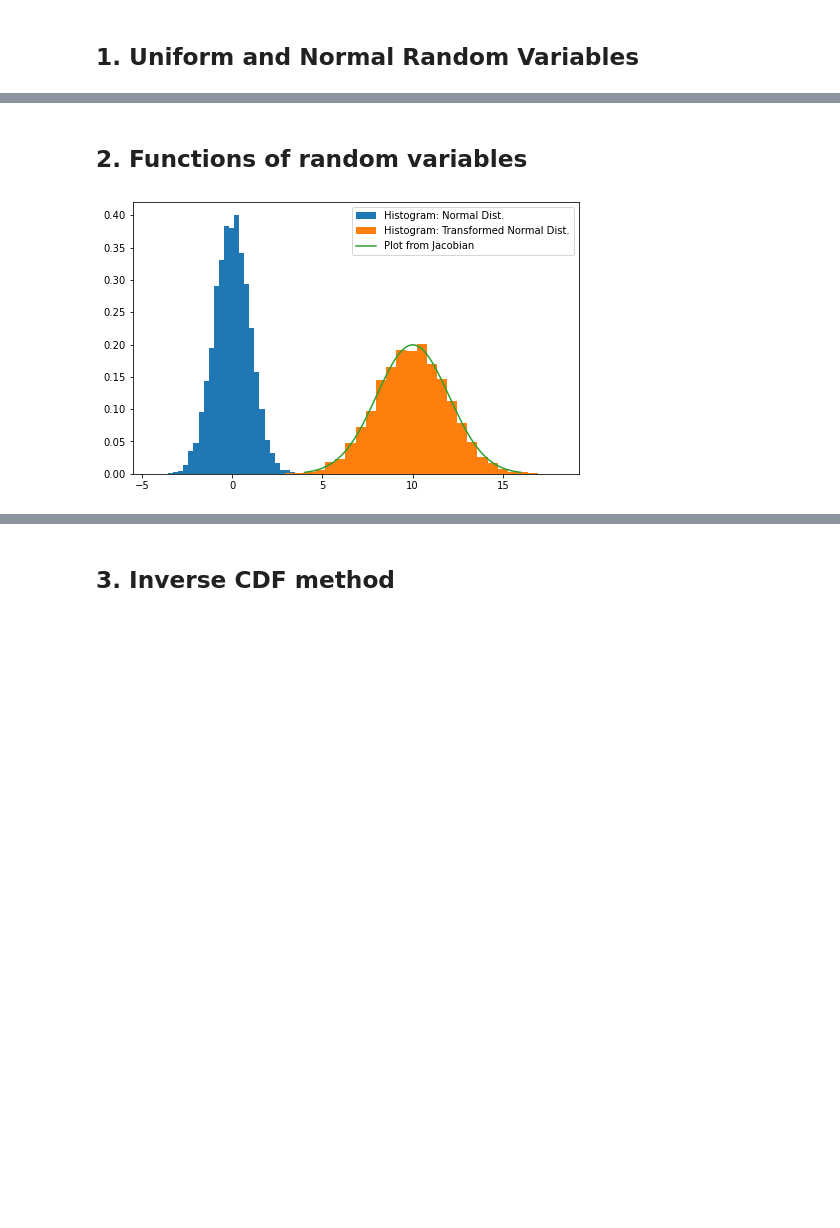
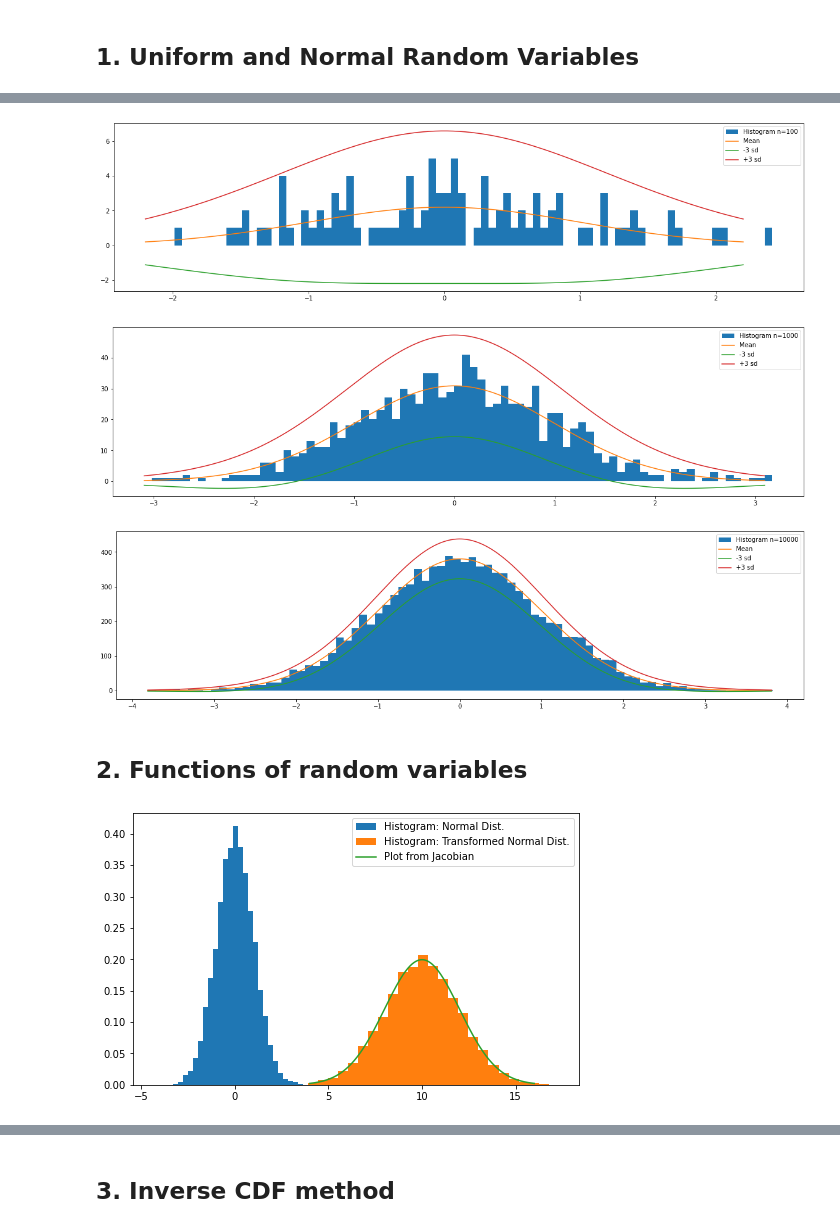
Before and after one commit to paopaoch/3rd-Year-Projects, a Jupyter notebook: 3f3_random_variable/3F3_main.ipynb, the cells around one changed output, grey strips where cells are left out. Cells and saved outputs as stored; diff of their text form; code cells hidden in the pictures; blank space fills up the shorter version.

```diff
--- a/3f3_random_variable/3F3_main.ipynb
+++ b/3f3_random_variable/3F3_main.ipynb
@@ -41,5 +41,5 @@ plt.show()
 # %%
-SAVE = True
+SAVE = False
 # %% [markdown]
 ## 1. Uniform and Normal Random Variables
 # %%
@@ -180,3 +180,56 @@ uniform_1_plot(10000)
+# %%
+# FTR Gausian
+import scipy
+
+def ksdensity(data, width=0.3):
+    """Returns kernel smoothing function from data points in data"""
+    def ksd(x_axis, n):
+        def n_pdf(x, mu=0., sigma=1.): # normal pdf
+            u = (x - mu) / abs(sigma)
+            y = (1 / (np.sqrt(2 * np.pi) * abs(sigma)))
+            y *= np.exp(-u * u / 2)
+            return y * n / 20
+        prob = [n_pdf(x_i, data, width) for x_i in x_axis]
+        pdf = [np.average(pr) for pr in prob] # each row is one x value
+        return np.array(pdf)
+    return ksd
+
+
+def gaussian_1_plot(n):
+    bins = 80
+
+    # Plot uniform distribution
+    fig2, ax2 = plt.subplots(1)
+    fig2.set_size_inches(20, 5)
+    x = np.random.randn(n)
+    hist = ax2.hist(x, bins=bins, label=f"Histogram n={n}")
+    bin_range = max(list(hist)[1]) - min(list(hist)[1])
+    # calculate Pj
+    x_values = np.linspace(-bin_range/2, bin_range/2, n)
+
+    pj = scipy.stats.norm.cdf(x_values + bin_range/bins/2) - scipy.stats.norm.cdf(x_values - bin_range/bins/2)
+    ax2.plot(x_values, pj*n, label="Mean")
+
+    sd = np.sqrt(n*pj*(1-pj))*3
+    ax2.plot(x_values, pj*n - sd, label="-3 sd")
+
+    ax2.plot(x_values, pj*n + sd, label="+3 sd")
+    plt.legend()
+
+
+    if SAVE:
+        fig2.savefig(f'1_uniform_{n}_samples.png', dpi=fig.dpi)
+
+    plt.show()
+
+
+gaussian_1_plot(100)
+gaussian_1_plot(1000)
+gaussian_1_plot(10000)
+# %% [output]
+[figure, added]
+[figure, added]
+[figure, added]
 # %% [markdown]
 ## 2. Functions of random variables
 # %%
@@ -218,7 +271,7 @@ if SAVE:
 
 plt.show()
 # %% [output]
-[figure, old version]
+[figure, new version]
 # %%
 bins = 30
 n = 10000
```
Also changed, not shown: parts of 9 cells of this notebook, 3 other files.
